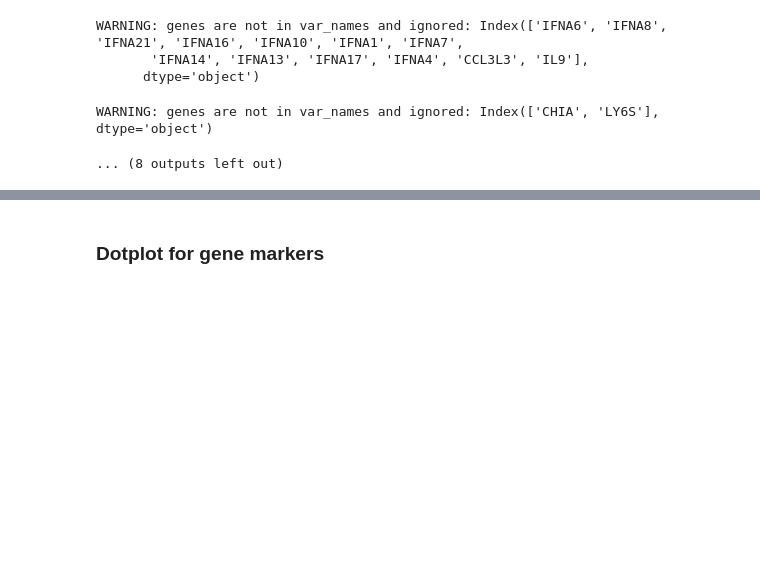
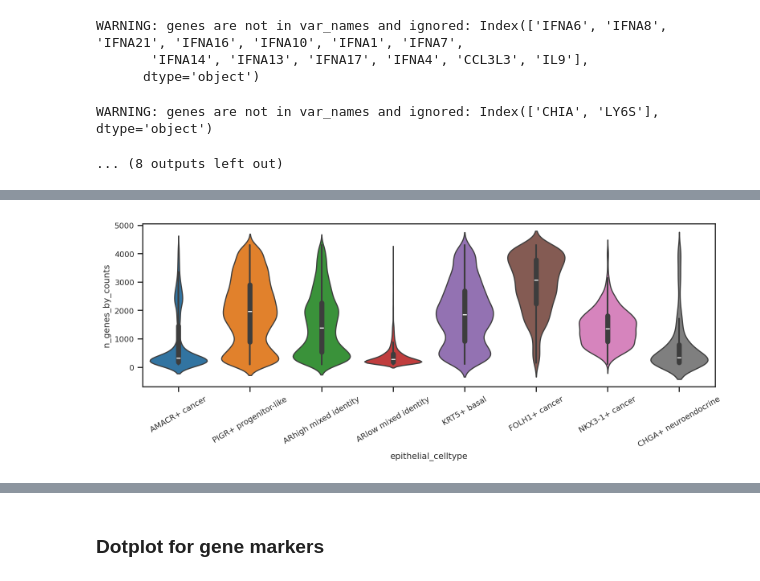
Before and after one commit to akiviaho/prostate_cancer_plasticity, a Jupyter notebook: lyu_2024_cell_type_subclustering.ipynb, the cells around one changed output, grey strips where cells are left out. Drawn from its saved outputs; the diff is of its cells as text; code cells hidden in the pictures; blank space fills up the shorter version.

```diff
--- a/lyu_2024_cell_type_subclustering.ipynb
+++ b/lyu_2024_cell_type_subclustering.ipynb
@@ -333,0 +357,35 @@ adata.obs['CNV_status'] = adata.obs['CNV_status'].fillna('Benign')
+# %%
+cluster_naming_dict = {
+    'Epithelial cell_0':'AMACR+ cancer',
+    'Epithelial cell_1':'PIGR+ progenitor-like',
+    'Epithelial cell_2':'ARhigh mixed identity',
+    'Epithelial cell_3':'ARlow mixed identity',
+    'Epithelial cell_4':'KRT5+ basal',
+    'Epithelial cell_5':'FOLH1+ cancer',
+    'Epithelial cell_6':'NKX3-1+ cancer',
+    'Epithelial cell_7':'CHGA+ neuroendocrine',
+
+}
+
+adata.obs['epithelial_celltype'] = adata.obs['celltype_leiden'].map(cluster_naming_dict)
+# %%
+obs_data = adata.obs.copy()
+
+
+sns.set_theme(style='white', font_scale=0.8,
+              palette='tab10',
+              rc={'xtick.bottom': True, 'ytick.left': True})
+
+
+fig, ax = plt.subplots(figsize=(10,4))
+sns.violinplot(obs_data,
+    x = 'epithelial_celltype',
+    y = 'n_genes_by_counts',
+    ax=ax,
+    hue='epithelial_celltype'
+    )
+ax.set_xticklabels(ax.get_xticklabels(),rotation=30)
+plt.tight_layout()
+plt.show()
+# %% [output]
+[figure, added]
```
Also changed, not shown: parts of 21 cells of this notebook.
